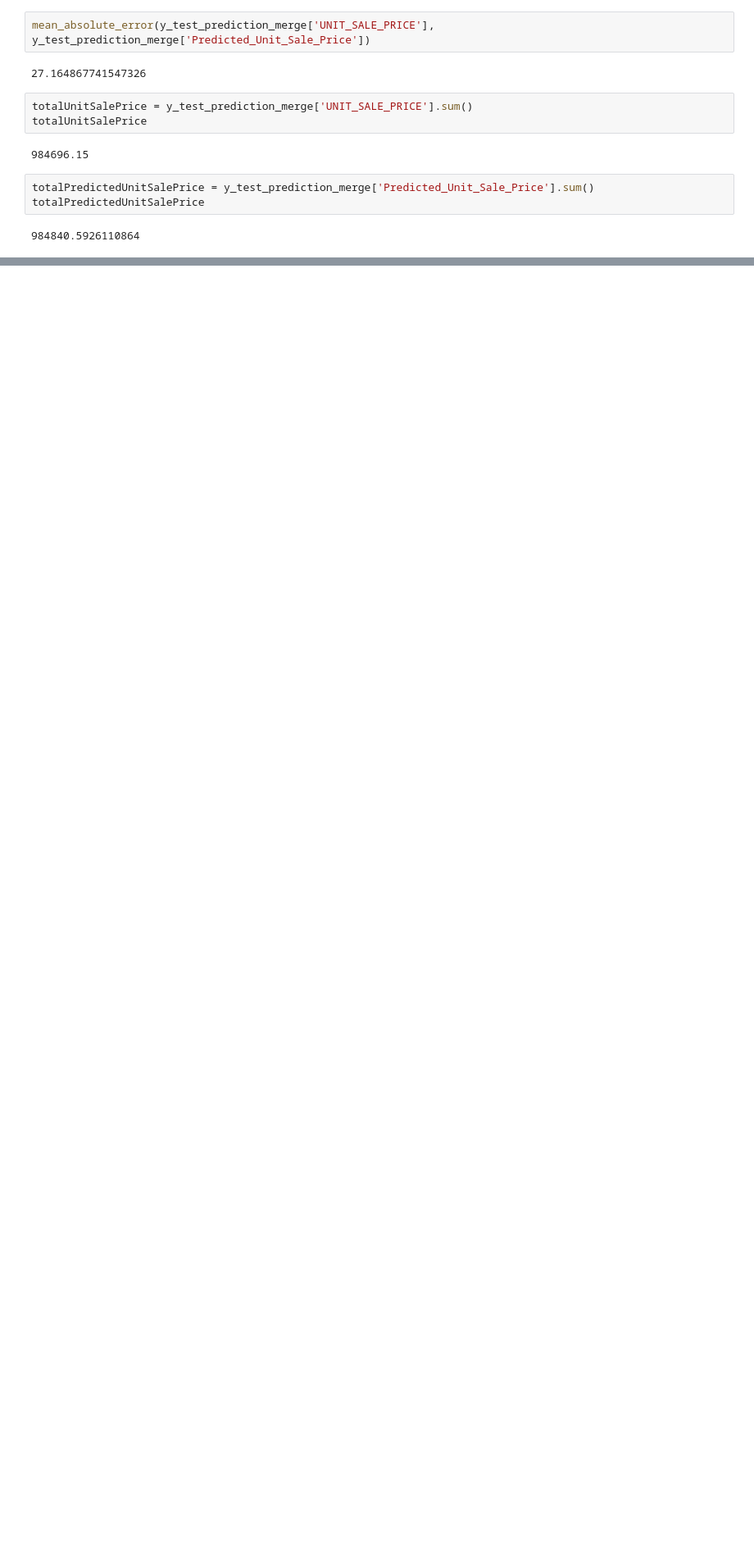
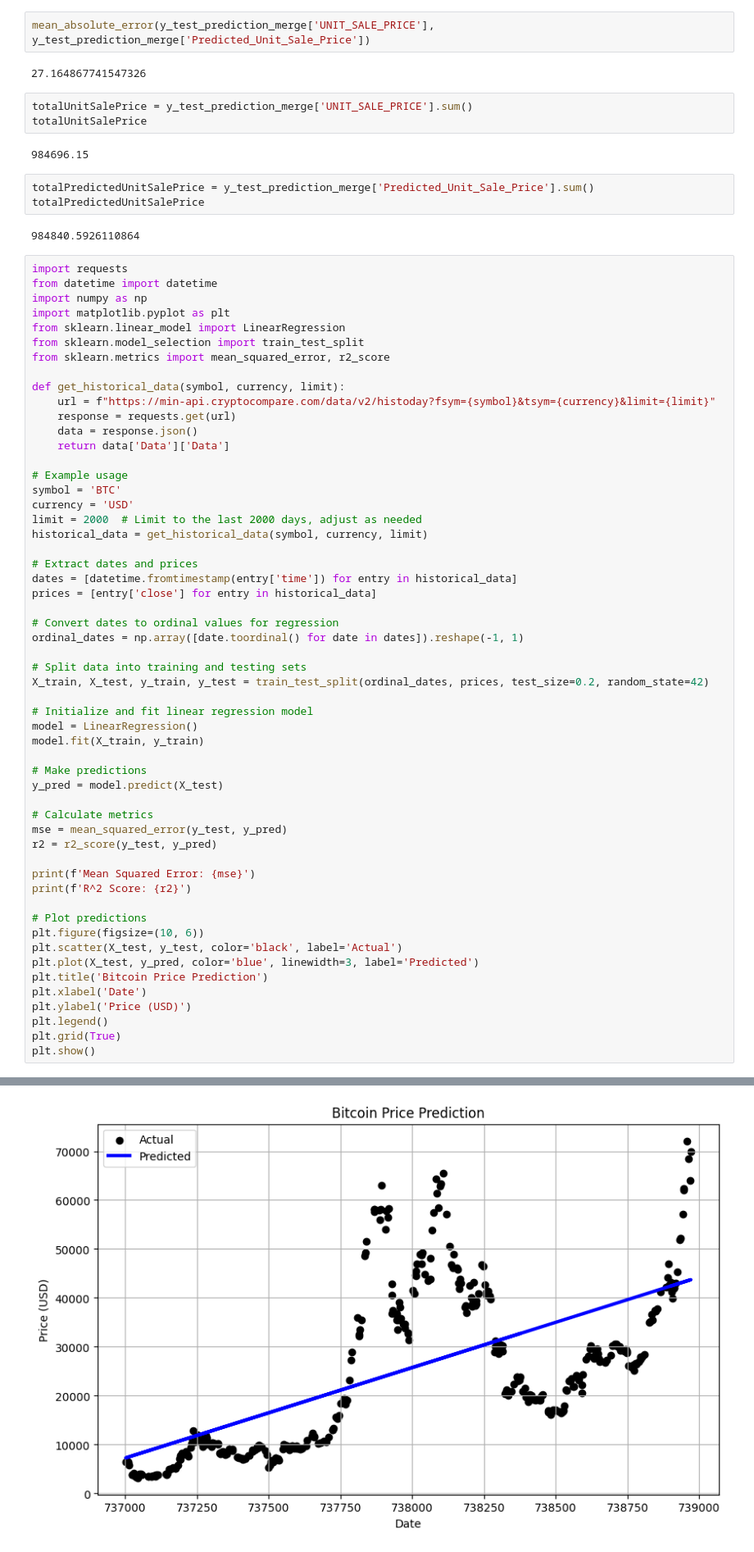
Before and after one commit to markieboy223/projectPython, a Jupyter notebook: DEDS week 8/opdrachten.ipynb, the cells around one changed output, grey strips where cells are left out. Shown at 82% size. Drawn from its saved outputs; the diff is of its cells as text; blank space fills up the shorter version.

Commit message:
charts

```diff
--- a/DEDS week 8/opdrachten.ipynb
+++ b/DEDS week 8/opdrachten.ipynb
@@ -155,3 +155,59 @@ totalPredictedUnitSalePrice = y_test_prediction_merge['Predicted_Unit_Sale_Price
 totalPredictedUnitSalePrice
 # %% [output]
 984840.5926110864
+# %%
+import requests
+from datetime import datetime
+import numpy as np
+import matplotlib.pyplot as plt
+from sklearn.linear_model import LinearRegression
+from sklearn.model_selection import train_test_split
+from sklearn.metrics import mean_squared_error, r2_score
+
+def get_historical_data(symbol, currency, limit):
+    url = f"https://min-api.cryptocompare.com/data/v2/histoday?fsym={symbol}&tsym={currency}&limit={limit}"
+    response = requests.get(url)
+    data = response.json()
+    return data['Data']['Data']
+
+# Example usage
+symbol = 'BTC'
+currency = 'USD'
+limit = 2000  # Limit to the last 2000 days, adjust as needed
+historical_data = get_historical_data(symbol, currency, limit)
+
+# Extract dates and prices
+dates = [datetime.fromtimestamp(entry['time']) for entry in historical_data]
+prices = [entry['close'] for entry in historical_data]
+
+# Convert dates to ordinal values for regression
+ordinal_dates = np.array([date.toordinal() for date in dates]).reshape(-1, 1)
+
+# Split data into training and testing sets
+X_train, X_test, y_train, y_test = train_test_split(ordinal_dates, prices, test_size=0.2, random_state=42)
+
+# Initialize and fit linear regression model
+model = LinearRegression()
+model.fit(X_train, y_train)
+
+# Make predictions
+y_pred = model.predict(X_test)
+
+# Calculate metrics
+mse = mean_squared_error(y_test, y_pred)
+r2 = r2_score(y_test, y_pred)
+
+print(f'Mean Squared Error: {mse}')
+print(f'R^2 Score: {r2}')
+
+# Plot predictions
+plt.figure(figsize=(10, 6))
+plt.scatter(X_test, y_test, color='black', label='Actual')
+plt.plot(X_test, y_pred, color='blue', linewidth=3, label='Predicted')
+plt.title('Bitcoin Price Prediction')
+plt.xlabel('Date')
+plt.ylabel('Price (USD)')
+plt.legend()
+plt.grid(True)
+plt.show()
+# %% [output]
@@ -157,0 +216 @@ totalPredictedUnitSalePrice
+[figure, added]
```
Also changed, not shown: parts of 2 cells of this notebook, 1 other file.
